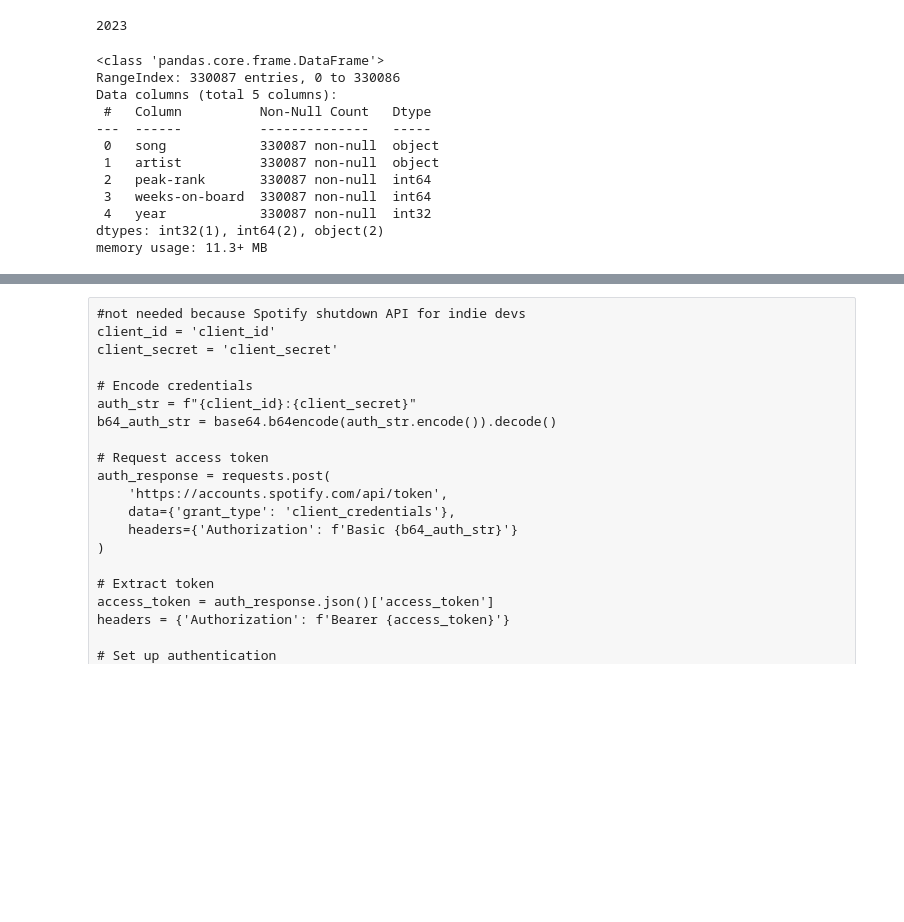
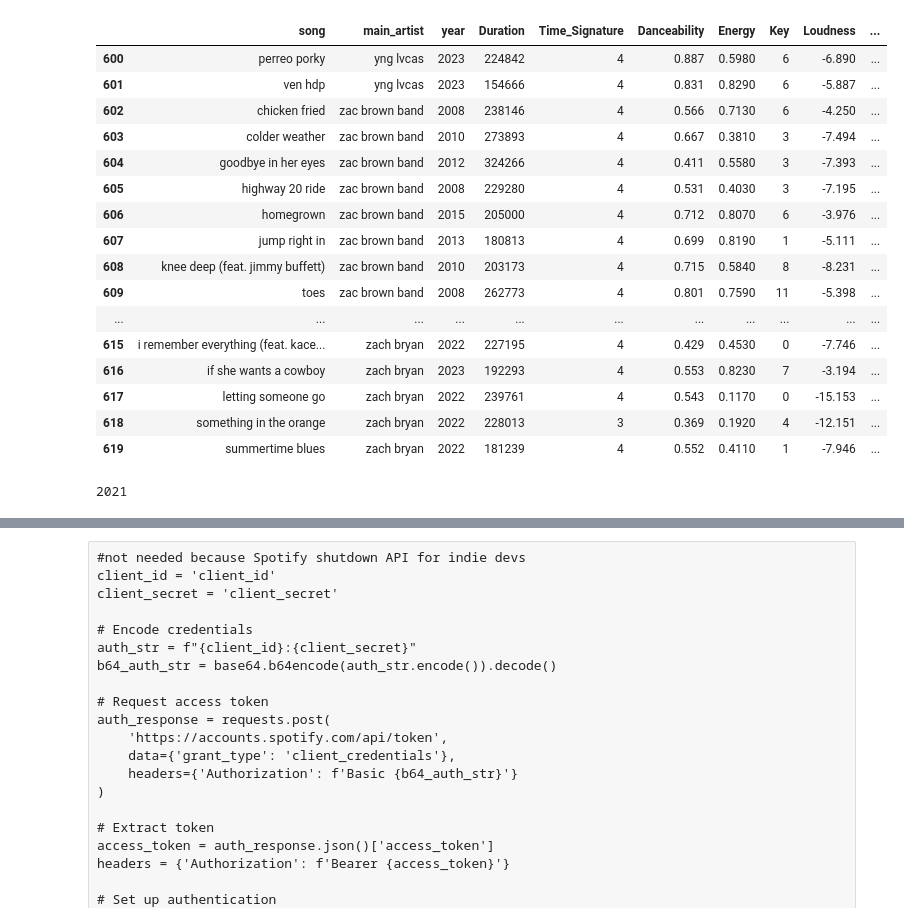
Before and after one commit to bergen-christensen/Capstone, a Jupyter notebook: notebooks/capstone_bergen.ipynb, the cells around one changed output, grey strips where cells are left out. Saved outputs shown, nothing was run; the diff lists cells and outputs as text; code cells hidden in the pictures; blank space fills up the shorter version.

```diff
--- a/notebooks/capstone_bergen.ipynb
+++ b/notebooks/capstone_bergen.ipynb
@@ -60,31 +66,36 @@ memory usage: 77.6+ KB
 # %%
 updated_spotify_qualities_df = spotify_qualities_df.drop(['Popularity', 'Album'], axis=1)
 updated_spotify_qualities_df = updated_spotify_qualities_df.rename(columns={'Artist': 'main_artist', 'Track': 'song', 'Year': 'year'})
 updated_spotify_qualities_df['main_artist'] = updated_spotify_qualities_df['main_artist'].str.lower()
 updated_spotify_qualities_df['song'] = updated_spotify_qualities_df['song'].str.lower()
-updated_spotify_qualities_df['year'].max()
+updated_spotify_qualities_df.tail(20)
 # %% [output]
-2023
+|  | song | main_artist | year | Duration | Time_Signature | Danceability | Energy | Key | Loudness | ... |
+| 600 | perreo porky | yng lvcas | 2023 | 224842 | 4 | 0.887 | 0.5980 | 6 | -6.890 | ... |
+| 601 | ven hdp | yng lvcas | 2023 | 154666 | 4 | 0.831 | 0.8290 | 6 | -5.887 | ... |
+| 602 | chicken fried | zac brown band | 2008 | 238146 | 4 | 0.566 | 0.7130 | 6 | -4.250 | ... |
+| 603 | colder weather | zac brown band | 2010 | 273893 | 4 | 0.667 | 0.3810 | 3 | -7.494 | ... |
+| 604 | goodbye in her eyes | zac brown band | 2012 | 324266 | 4 | 0.411 | 0.5580 | 3 | -7.393 | ... |
+| 605 | highway 20 ride | zac brown band | 2008 | 229280 | 4 | 0.531 | 0.4030 | 3 | -7.195 | ... |
+| 606 | homegrown | zac brown band | 2015 | 205000 | 4 | 0.712 | 0.8070 | 6 | -3.976 | ... |
+| 607 | jump right in | zac brown band | 2013 | 180813 | 4 | 0.699 | 0.8190 | 1 | -5.111 | ... |
+| 608 | knee deep (feat. jimmy buffett) | zac brown band | 2010 | 203173 | 4 | 0.715 | 0.5840 | 8 | -8.231 | ... |
+| 609 | toes | zac brown band | 2008 | 262773 | 4 | 0.801 | 0.7590 | 11 | -5.398 | ... |
+| ... | ... | ... | ... | ... | ... | ... | ... | ... | ... | ... |
+| 615 | i remember everything (feat. kace... | zach bryan | 2022 | 227195 | 4 | 0.429 | 0.4530 | 0 | -7.746 | ... |
+| 616 | if she wants a cowboy | zach bryan | 2023 | 192293 | 4 | 0.553 | 0.8230 | 7 | -3.194 | ... |
+| 617 | letting someone go | zach bryan | 2022 | 239761 | 4 | 0.543 | 0.1170 | 0 | -15.153 | ... |
+| 618 | something in the orange | zach bryan | 2022 | 228013 | 3 | 0.369 | 0.1920 | 4 | -12.151 | ... |
+| 619 | summertime blues | zach bryan | 2022 | 181239 | 4 | 0.552 | 0.4110 | 1 | -7.946 | ... |
 # %%
 charts_df['date'] = pd.to_datetime(charts_df['date'])
 charts_df['year'] = charts_df['date'].dt.year
 updated_charts_df = charts_df.drop(['date', 'last-week', 'rank'], axis=1)
 updated_charts_df['artist'] = updated_charts_df['artist'].str.lower()
 updated_charts_df['song'] = updated_charts_df['song'].str.lower()
-updated_charts_df.info()
+updated_charts_df['year'].max()
 # %% [output]
-<class 'pandas.core.frame.DataFrame'>
-RangeIndex: 330087 entries, 0 to 330086
-Data columns (total 5 columns):
- #   Column          Non-Null Count   Dtype
----  ------          --------------   -----
- 0   song            330087 non-null  object
- 1   artist          330087 non-null  object
- 2   peak-rank       330087 non-null  int64
- 3   weeks-on-board  330087 non-null  int64
- 4   year            330087 non-null  int32
-dtypes: int32(1), int64(2), object(2)
-memory usage: 11.3+ MB
+2021
 # %%
 featured_artists= ['featuring', '&', 'with', 'x']
 def extract_featured(artist):
```
Also changed, not shown: parts of 16 cells of this notebook.
